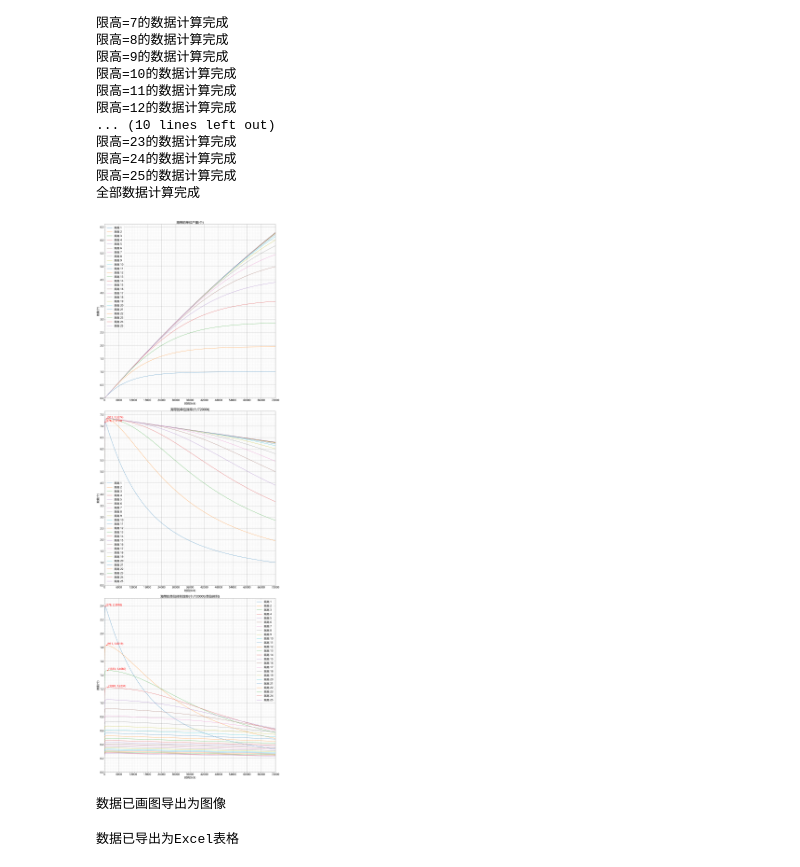
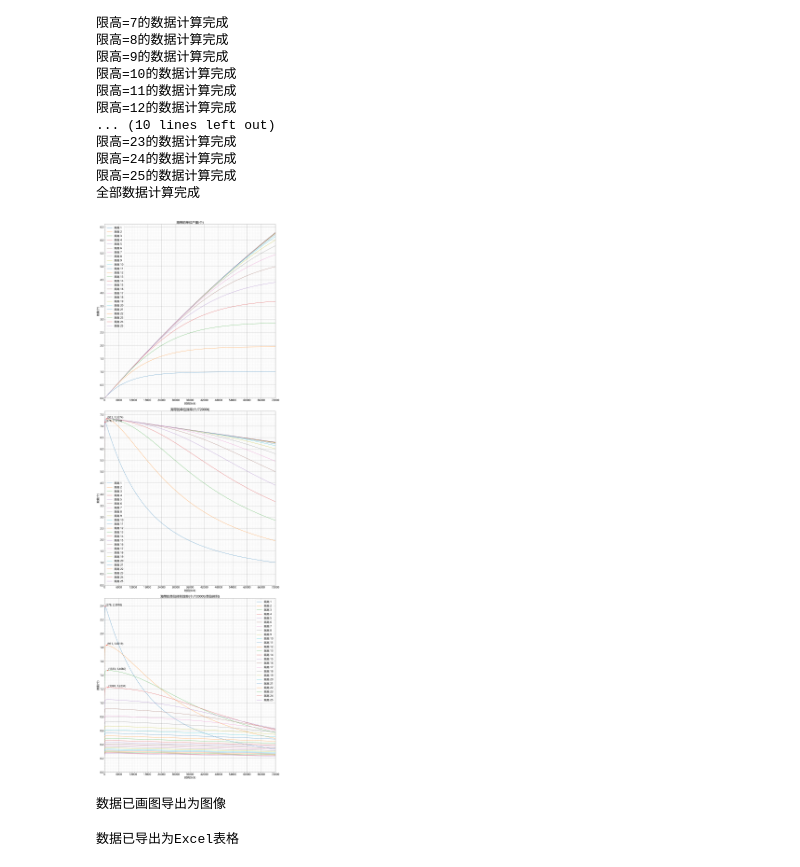
Before and after one commit to acaciachan/MC-Probability-Calc, a Jupyter notebook: 随机高度多层生长作物(海带、其它藤蔓、竹子等)/海带效率.ipynb, the cells around one changed output. Cells and saved outputs as stored; diff of their text form; code cells hidden in the pictures.

```diff
--- a/随机高度多层生长作物(海带、其它藤蔓、竹子等)/海带效率.ipynb
+++ b/随机高度多层生长作物(海带、其它藤蔓、竹子等)/海带效率.ipynb
@@ -3,7 +3,7 @@
 # https://space.bilibili.com/67131398
 # 由于我的方法运行程序的效率过低(我的原始方案在参考资料里有)，故采推荐使用chen_yu_xuan给出的算法方案
 # 其余的画图是我和ai来回改的n手代码(n>=10)
-# v2是我新的优化的代码，主要就是让矩阵大小和限高匹配以减少运算量提高运算速度
+# 这是我新的优化的代码，主要就是让矩阵大小和限高匹配以减少运算量提高运算速度
 
 import math
 import numpy as np #基础库科学运算
@@ -24,9 +24,11 @@ p = 0.14 # 每次随机刻选中后生长的概率。海带=0.14，垂泪藤/缠
 
 # 1.2 输出相关参数
 图片像素尺寸 = 2160 # 单个图像的像素大小(边长)，这三个图像会拼成一个整图输出
-标记极值的限高表_单位产量图 = []
-标记极值的限高表_单位效率图 = [1,2]
-标记极值的限高表_单位体积效率图 = [1,2,3,4]
+标记极值的tick_min = 100
+标记极值的tick_max = max(时间表)
+标记极值的限高表_单位产量 = []
+标记极值的限高表_单位效率 = [1,2]
+标记极值的限高表_单位体积效率 = [1,2,3,4]
 
 
 
@@ -50,7 +52,7 @@ for 当前限高 in 限高列表: # 对于每一个限高
     P_3t = np.linalg.matrix_power(P, 3) # 3次方矩阵，即1tick内三次随机刻的状态转移矩阵
 
     # 2.2 生成该限高下的初始状态概率矩阵
-    A = np.zeros(当前限高+1+1) # 在最后有额外一个表示产量的数
+    A = np.zeros(当前限高+2) # 在最后有额外一个表示产量的数
     for 随机可生长高度 in range(1,最大高度+1):
         A[min(当前限高, 随机可生长高度)] += 1 / 最大高度
     S = A
@@ -62,10 +64,8 @@ for 当前限高 in 限高列表: # 对于每一个限高
     for t in 时间表:
         # 下面两个S的表达式，一个是直接n次方算，一个是反复累乘，两者是等价的，
         # 前者精度高但是速度慢(4秒 VS 100秒)，后者速度快但是精度低一点。请二选一，把另一个屏蔽掉(用#转化为注释)
-
         S = A @ np.linalg.matrix_power(P, 3*t) # 高精度，速度慢
         #S = S @ P_3t # 速度快，精度低一点点，只适用于range(1,n+1,1)的情况，其他情况需要做出修改
-
         单位产量 = S[-1]
         单位产量表_限高.append(float(单位产量))
         单位效率表_限高.append(float(产量放大系数 * 单位产量 / (t + 收割费时)))
@@ -96,7 +96,6 @@ print("全部数据计算完成")
 全部数据计算完成
 # %%
 # 3. 画图
-
 # 3.1.1 找极值点函数
 def find_extrema(data, rel_tol=1e-12):
     extrema_indices = []
@@ -146,47 +145,49 @@ def plot_set(ax, title, xlabel, ylabel):
     ax.yaxis.set_major_locator(MultipleLocator(y_interval))
     ax.yaxis.set_minor_locator(MultipleLocator(y_interval/10))
     ax.grid(which='major', axis='x', linestyle='-', linewidth=1, color='#888888')
     ax.grid(which='minor', axis='x', linestyle=':', linewidth=0.5, color='#aaaaaa')
     ax.grid(which='major', axis='y', linestyle='-', linewidth=1, color='#888888')
     ax.grid(which='minor', axis='y', linestyle=':', linewidth=0.5, color='#aaaaaa')
     ax.legend()
 
-# 3.1.2 画图函数
-def plot_data(ax, data, height, 标记极值的限高表):
-    ax.plot(时间表, data, label=f'限高 {height}') # 绘制数据
-    if height in 标记极值的限高表: # 判断是否需要标记极值点
-        极值表 = find_extrema(data) # 找到极值点
-        for idx in 极值表: # 在极值点处绘制散点图和注释
-            ax.scatter(时间表[idx], data[idx], color='red', zorder=5)
-            ax.annotate(f'({时间表[idx]}, {data[idx]:.4f})',
-                        xy=(时间表[idx], data[idx]),
-                        xytext=(5, 5), textcoords='offset points', fontsize= picture_inch_size, color='red')
+# 3.1.4 画图函数
+def plot_data(ax, data, height, mark_list):
+    ax.plot(时间表, data, label=f'限高 {height}') # 画图
+
+    if height in mark_list: # 如果当前的高度在列表中
+        extrema_indices = find_extrema(data)
+        for idx in extrema_indices:
+            if 标记极值的tick_min <= 时间表[idx] <= 标记极值的tick_max: # 如果极值点对应的时间在标记范围内(排除容易产生浮点数误差抖动的较大和较小的时间节点)
+                ax.scatter(时间表[idx], data[idx], color='red', zorder=5)
+                ax.annotate(f'({时间表[idx]}, {data[idx]:.4f})',
+                            xy=(时间表[idx], data[idx]),
+                            xytext=(5, 5), textcoords='offset points', fontsize = picture_inch_size)
 
 # 3.2 画图
 picture_inch_size = 图片像素尺寸 / 100 # matplotlib使用英寸参数，DPI默认为100，也就是1英寸=100像素
 plt.rcParams['font.family'] = 'Microsoft YaHei' # 你得找个中英文都支持的字体，否则中文或英文字符会显示为方框
 plt.rcParams['font.size'] = picture_inch_size  # 字体尺寸
 fig, axs = plt.subplots(3, 1, figsize=(picture_inch_size, 3 * picture_inch_size))  # 3行1列的图标
 
 for height_idx, height in enumerate(限高列表):
-    plot_data(axs[0], 单位产量表[height_idx], height, 标记极值的限高表_单位产量图)
+    plot_data(axs[0], 单位产量表[height_idx], height, 标记极值的限高表_单位产量)
 plot_set(axs[0], f'海带的单位产量(个)', '时间(tick)', '数量(个)')
 
 for height_idx, height in enumerate(限高列表):
-    plot_data(axs[1], 单位效率表[height_idx], height,  标记极值的限高表_单位效率图)
+    plot_data(axs[1], 单位效率表[height_idx], height,  标记极值的限高表_单位效率)
 plot_set(axs[1], f'海带的单位效率(个/{产量放大系数}t)', '时间(tick)', '数量(个)')
 
 for height_idx, height in enumerate(限高列表):
-    plot_data(axs[2], 单位体积效率表[height_idx], height, 标记极值的限高表_单位体积效率图)
+    plot_data(axs[2], 单位体积效率表[height_idx], height, 标记极值的限高表_单位体积效率)
 plot_set(axs[2], f'海带的单位体积效率(个/{产量放大系数}t/单位体积)', '时间(tick)', '数量(个)')
 
 # 3.3 绘制图像并导出
 plt.tight_layout()
 plt.savefig(f'海带的数据图像(收割费时{收割费时}t).png', dpi=100, bbox_inches='tight')
 plt.show()
 print("数据已画图导出为图像")
 # %% [output]
-[figure, old version]
+[figure, new version]
 数据已画图导出为图像
 # %%
 # 4 数据导出到Excel表格
```
Also changed, not shown: parts of 1 cell of this notebook, 12 other files.
